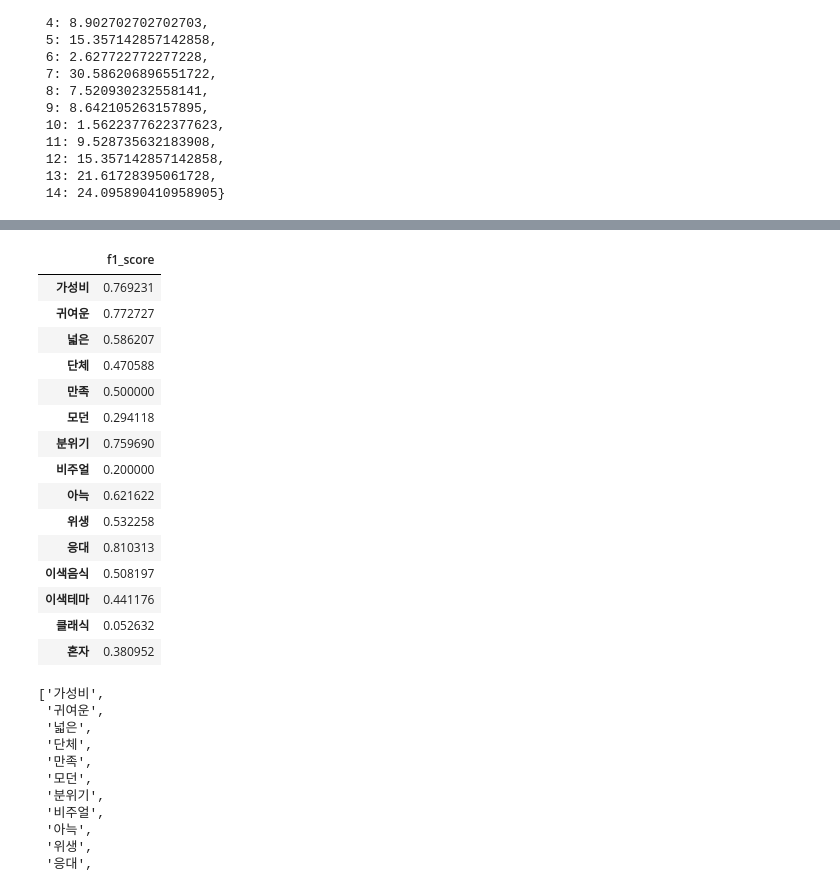
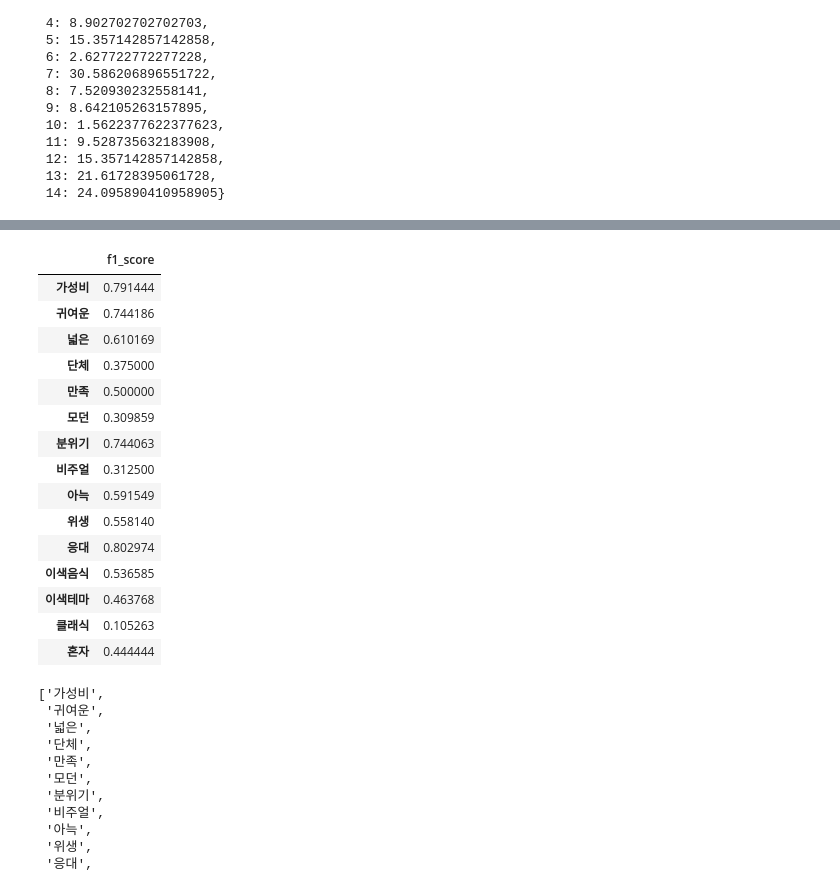
Before and after one commit to nan-park/cp2_project, a Jupyter notebook: s_bert/SBERT_colab.ipynb, the cells around one changed output, grey strips where cells are left out. Saved outputs shown, nothing was run; the diff lists cells and outputs as text; code cells hidden in the pictures.

```diff
--- a/s_bert/SBERT_colab.ipynb
+++ b/s_bert/SBERT_colab.ipynb
@@ -254,10 +254,10 @@ batch_size = 64
 
 # tf.random.set_seed(42)
 model = Sequential([
-    Dense(256, activation='relu', kernel_regularizer=l1_l2(0.004, 0.002)),
-    Dropout(0.2),
-    Dense(180, activation='relu', kernel_regularizer=l1_l2(0.000, 0.001)),
-    Dropout(0.2),
+    Dense(256, activation='relu', kernel_regularizer=l1_l2(0.004, 0.001)),
+    Dropout(0.4),
+    Dense(160, activation='relu', kernel_regularizer=l1_l2(0.000, 0.004)),
+    Dropout(0.1),
     Dense(15, activation='sigmoid')
 ])
 optimizer = keras.optimizers.Adam(learning_rate=0.0004)
@@ -293,19 +293,19 @@ pr_auc:  0.6560640335083008
 |  | f1_score |
-| 가성비 | 0.769231 |
-| 귀여운 | 0.772727 |
-| 넓은 | 0.586207 |
-| 단체 | 0.470588 |
+| 가성비 | 0.791444 |
+| 귀여운 | 0.744186 |
+| 넓은 | 0.610169 |
+| 단체 | 0.375000 |
 | 만족 | 0.500000 |
-| 모던 | 0.294118 |
-| 분위기 | 0.759690 |
-| 비주얼 | 0.200000 |
-| 아늑 | 0.621622 |
-| 위생 | 0.532258 |
-| 응대 | 0.810313 |
-| 이색음식 | 0.508197 |
-| 이색테마 | 0.441176 |
-| 클래식 | 0.052632 |
-| 혼자 | 0.380952 |
+| 모던 | 0.309859 |
+| 분위기 | 0.744063 |
+| 비주얼 | 0.312500 |
+| 아늑 | 0.591549 |
+| 위생 | 0.558140 |
+| 응대 | 0.802974 |
+| 이색음식 | 0.536585 |
+| 이색테마 | 0.463768 |
+| 클래식 | 0.105263 |
+| 혼자 | 0.444444 |
 # %%
 targets
 # %% [output]
```
Also changed, not shown: parts of 2 cells of this notebook.
